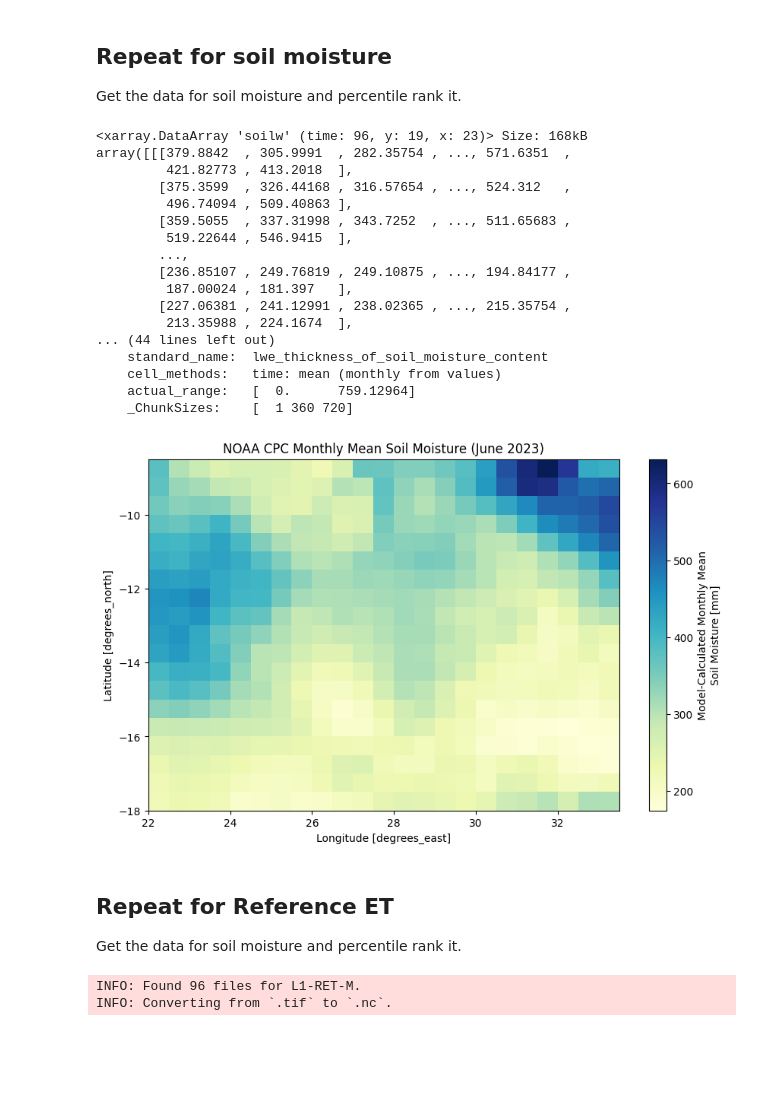
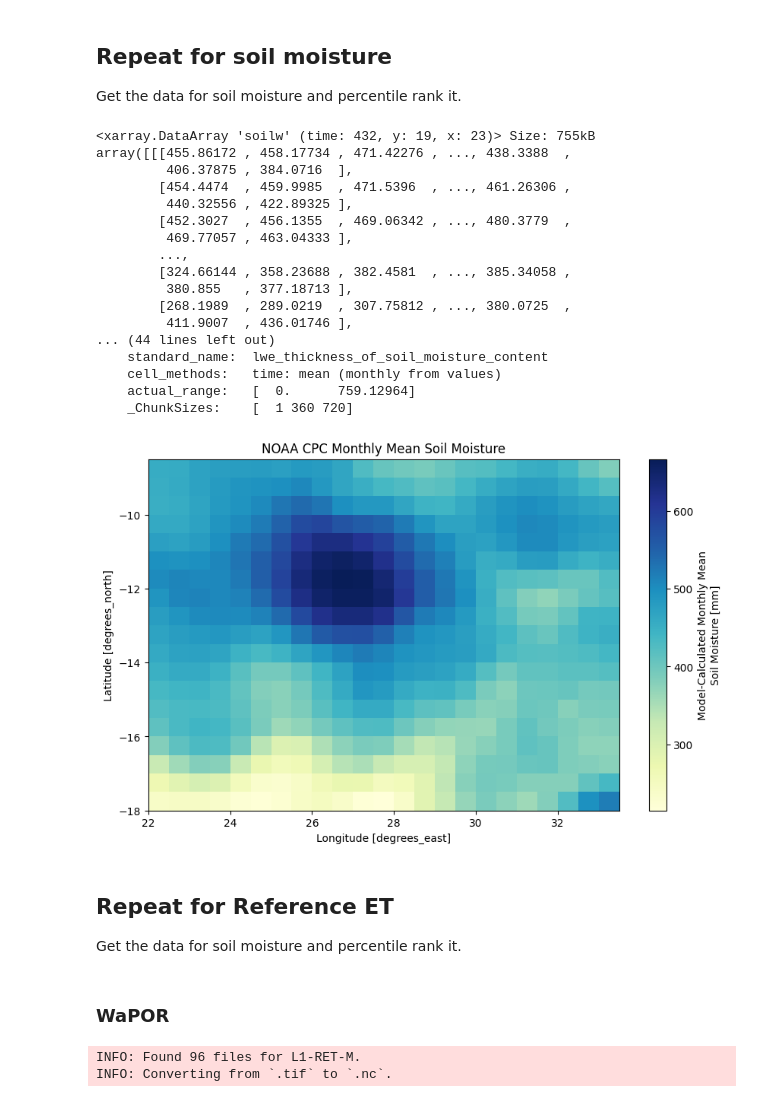
Before and after one commit to digitalearthafrica/DEAfrica-Drought-Monitor, a Jupyter notebook: Assembling_Data.ipynb, the cells around one changed output. Saved outputs shown, nothing was run; the diff lists cells and outputs as text; code cells hidden in the pictures; blank space fills up the shorter version.

```diff
--- a/Assembling_Data.ipynb
+++ b/Assembling_Data.ipynb
@@ -199,7 +196,7 @@ opendap_url = "https://psl.noaa.gov/thredds/dodsC/Datasets/cpcsoil/soilw.mon.mea
 ds = xr.open_dataset(opendap_url, chunks={})
 # %%
 zmb_sm = ds['soilw'].sel(
-    time=slice("2018-01-01", "2025-12-31"),
+    time=slice("1990-01-01", "2025-12-31"),
     lat=slice(zmb.total_bounds[3], zmb.total_bounds[1]),  # Slicing from North to South depending on grid orientation
     lon=slice(zmb.total_bounds[0], zmb.total_bounds[2])
 ).load()
@@ -216,18 +213,18 @@ zmb_sm['time'] = zmb_sm['time'].values.astype('datetime64[M]')
 
 zmb_sm
 # %% [output]
-<xarray.DataArray 'soilw' (time: 96, y: 19, x: 23)> Size: 168kB
-array([[[379.8842  , 305.9991  , 282.35754 , ..., 571.6351  ,
-         421.82773 , 413.2018  ],
-        [375.3599  , 326.44168 , 316.57654 , ..., 524.312   ,
-         496.74094 , 509.40863 ],
-        [359.5055  , 337.31998 , 343.7252  , ..., 511.65683 ,
-         519.22644 , 546.9415  ],
+<xarray.DataArray 'soilw' (time: 432, y: 19, x: 23)> Size: 755kB
+array([[[455.86172 , 458.17734 , 471.42276 , ..., 438.3388  ,
+         406.37875 , 384.0716  ],
+        [454.4474  , 459.9985  , 471.5396  , ..., 461.26306 ,
+         440.32556 , 422.89325 ],
+        [452.3027  , 456.1355  , 469.06342 , ..., 480.3779  ,
+         469.77057 , 463.04333 ],
         ...,
-        [236.85107 , 249.76819 , 249.10875 , ..., 194.84177 ,
-         187.00024 , 181.397   ],
-        [227.06381 , 241.12991 , 238.02365 , ..., 215.35754 ,
-         213.35988 , 224.1674  ],
+        [324.66144 , 358.23688 , 382.4581  , ..., 385.34058 ,
+         380.855   , 377.18713 ],
+        [268.1989  , 289.0219  , 307.75812 , ..., 380.0725  ,
+         411.9007  , 436.01746 ],
 ... (44 lines left out)
     standard_name:  lwe_thickness_of_soil_moisture_content
     cell_methods:   time: mean (monthly from values)
@@ -236,14 +233,16 @@ array([[[379.8842  , 305.9991  , 282.35754 , ..., 571.6351  ,
 # %%
 # 4. Trigger the actual data stream by plotting or computing
 plt.figure(figsize=(10, 6))
 zmb_sm.isel(time=0).plot(cmap="YlGnBu")
-plt.title("NOAA CPC Monthly Mean Soil Moisture (June 2023)")
+plt.title("NOAA CPC Monthly Mean Soil Moisture")
 plt.show()
 # %% [output]
-[figure, old version]
+[figure, new version]
 # %% [markdown]
 ## Repeat for Reference ET
 Get the data for soil moisture and percentile rank it.
+# %% [markdown]
+### WaPOR
 # %%
 folder = "data/WaPOR" # folder that the data will be sent to
 variable = "L1-RET-M" # level-variable-time, see table above
```
Also changed, not shown: parts of 1 cell of this notebook.
